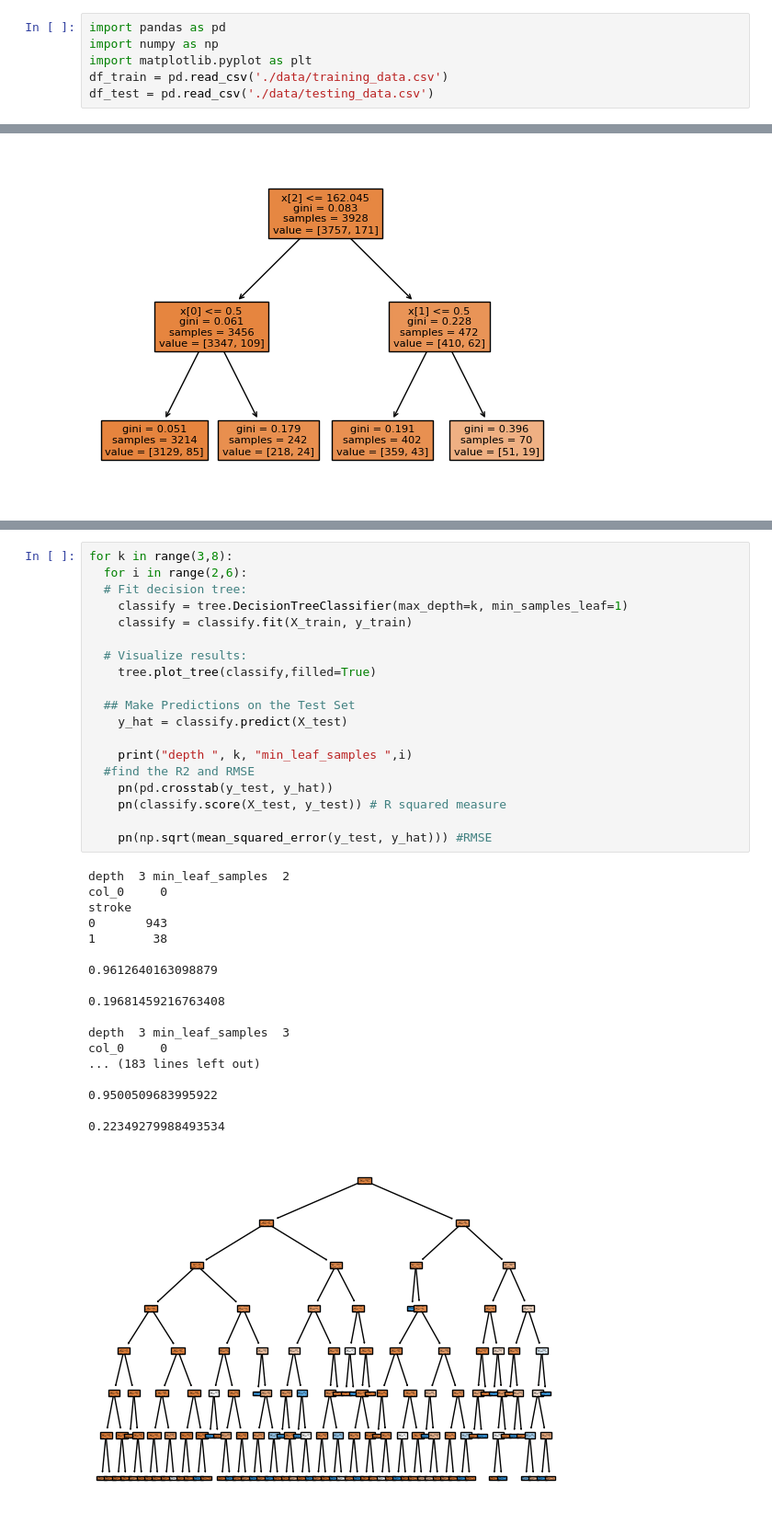
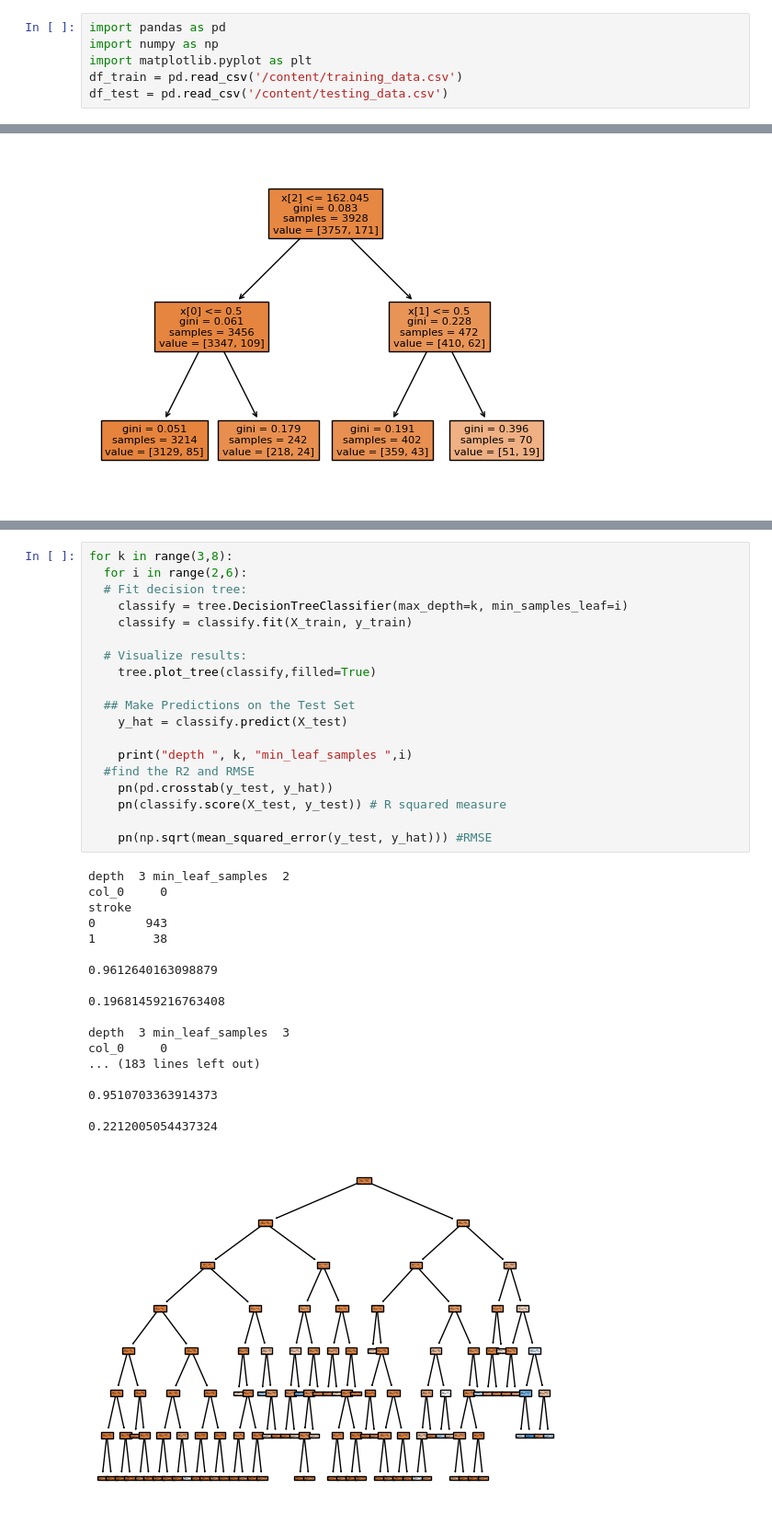
Before and after one commit to DS3001/group5, a Jupyter notebook: lab2.ipynb, the cells around one changed output, grey strips where cells are left out. Shown at 92% size. Drawn from its saved outputs; the diff is of its cells as text.

```diff
--- a/lab2.ipynb
+++ b/lab2.ipynb
@@ -112,8 +112,8 @@ Import data
 import pandas as pd
 import numpy as np
 import matplotlib.pyplot as plt
-df_train = pd.read_csv('./data/training_data.csv')
-df_test = pd.read_csv('./data/testing_data.csv')
+df_train = pd.read_csv('/content/training_data.csv')
+df_test = pd.read_csv('/content/testing_data.csv')
 # %% [markdown]
 # Data Wrangling
 # %% [markdown]
@@ -543,37 +586,37 @@ col_0     0
 for k in range(3,8):
   for i in range(2,6):
   # Fit decision tree:
-    classify = tree.DecisionTreeClassifier(max_depth=k, min_samples_leaf=1)
+    classify = tree.DecisionTreeClassifier(max_depth=k, min_samples_leaf=i)
     classify = classify.fit(X_train, y_train)
 
   # Visualize results:
     tree.plot_tree(classify,filled=True)
 
   ## Make Predictions on the Test Set
     y_hat = classify.predict(X_test)
 
     print("depth ", k, "min_leaf_samples ",i)
   #find the R2 and RMSE
     pn(pd.crosstab(y_test, y_hat))
     pn(classify.score(X_test, y_test)) # R squared measure
 
     pn(np.sqrt(mean_squared_error(y_test, y_hat))) #RMSE
 # %% [output]
 depth  3 min_leaf_samples  2
 col_0     0
 stroke
 0       943
 1        38
 
 0.9612640163098879
 
 0.19681459216763408
 
 depth  3 min_leaf_samples  3
 col_0     0
 ... (183 lines left out)
 
-0.9500509683995922
+0.9510703363914373
 
-0.22349279988493534
+0.2212005054437324
-[figure, old version]
+[figure, new version]
```
Also changed, not shown: parts of 7 cells of this notebook.
